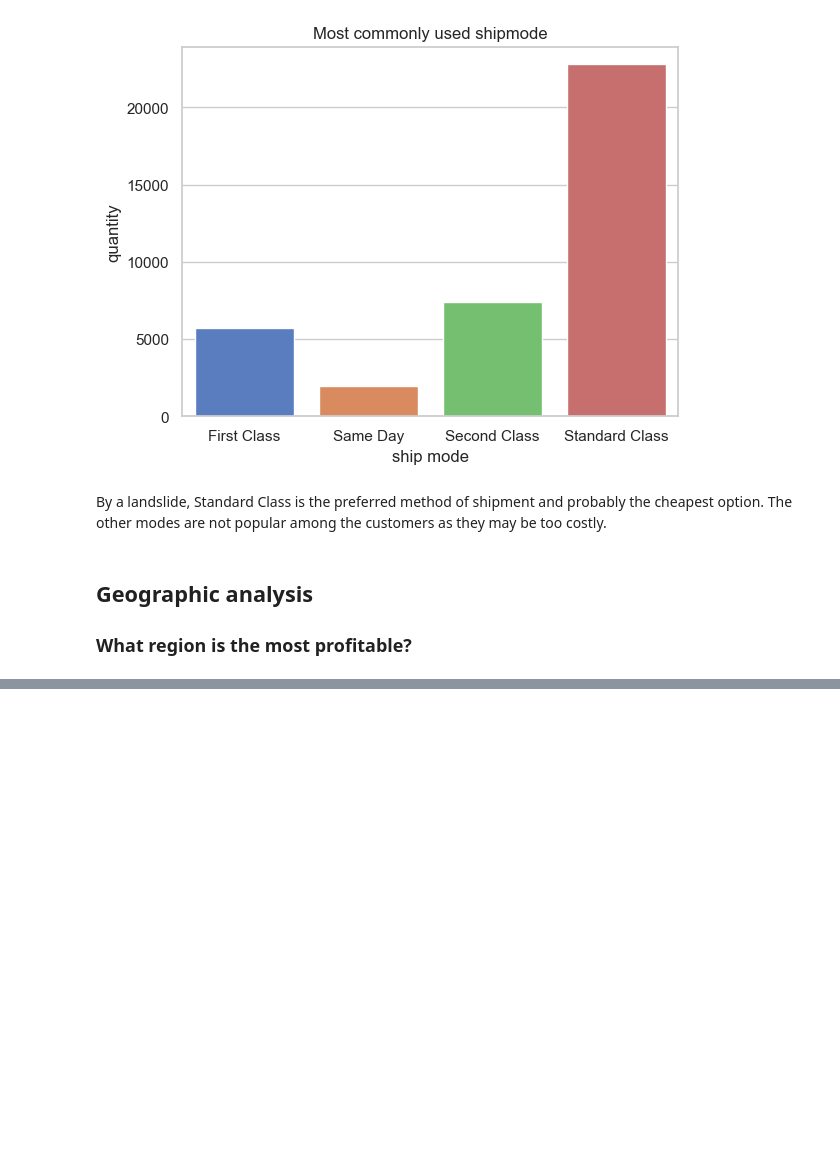
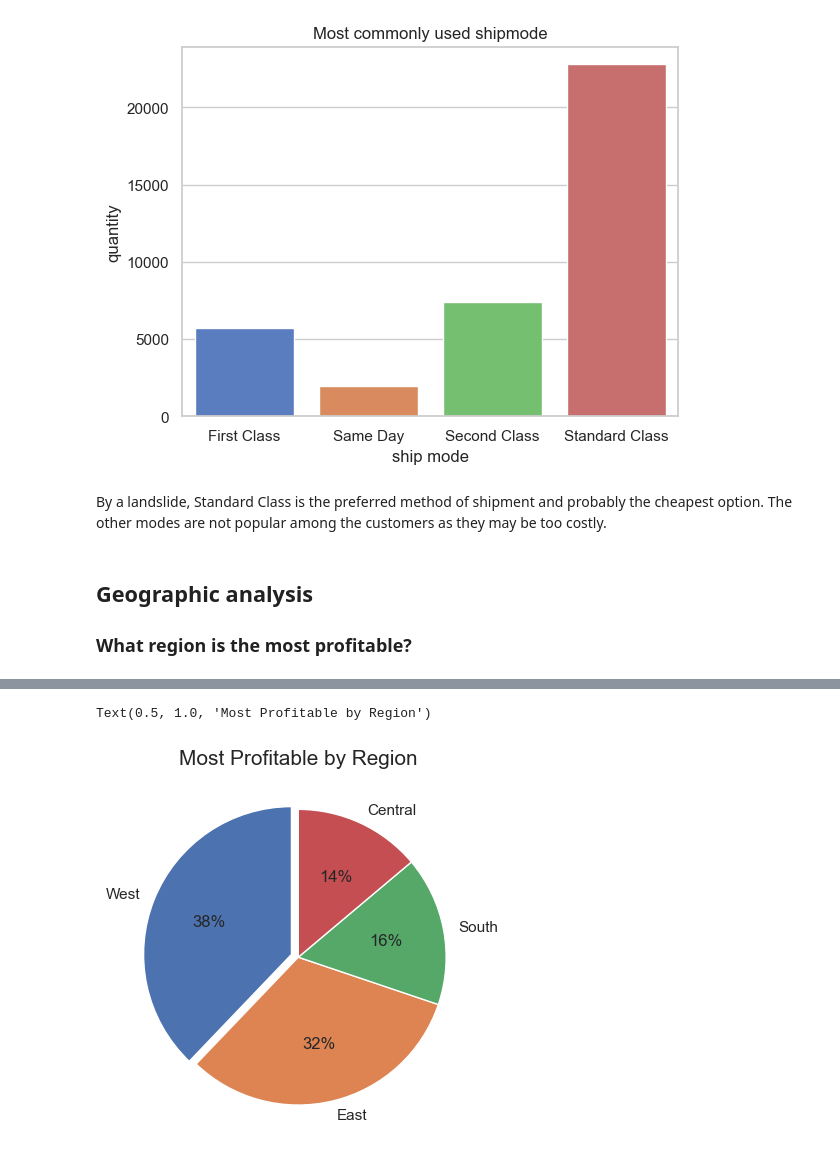
Before and after one commit to Deyazdev/projects, a Jupyter notebook: Superstore Analysis.ipynb, the cells around one changed output, grey strips where cells are left out. Cells and saved outputs as stored; diff of their text form; code cells hidden in the pictures; blank space fills up the shorter version.

```diff
--- a/Superstore Analysis.ipynb
+++ b/Superstore Analysis.ipynb
@@ -384,0 +364,3 @@ Text(0.5, 1.0, 'Most Profitable by Region')
+# %%
+region = df.groupby('region').profit.sum().reset_index().sort_values(by = 'profit', ascending=False)
+region
@@ -384,0 +373,8 @@ Text(0.5, 1.0, 'Most Profitable by Region')
+# %%
+#plot pie chart
+explode = [0.05, 0, 0, 0]
+plt.pie(data=region, labels = region.region, x =region.profit, startangle=90, explode=explode, autopct="%1.0f%%")
+plt.title("Most Profitable by Region", size = 15)
+# %% [output]
+Text(0.5, 1.0, 'Most Profitable by Region')
+[figure, added]
```
Also changed, not shown: parts of 13 cells of this notebook.
